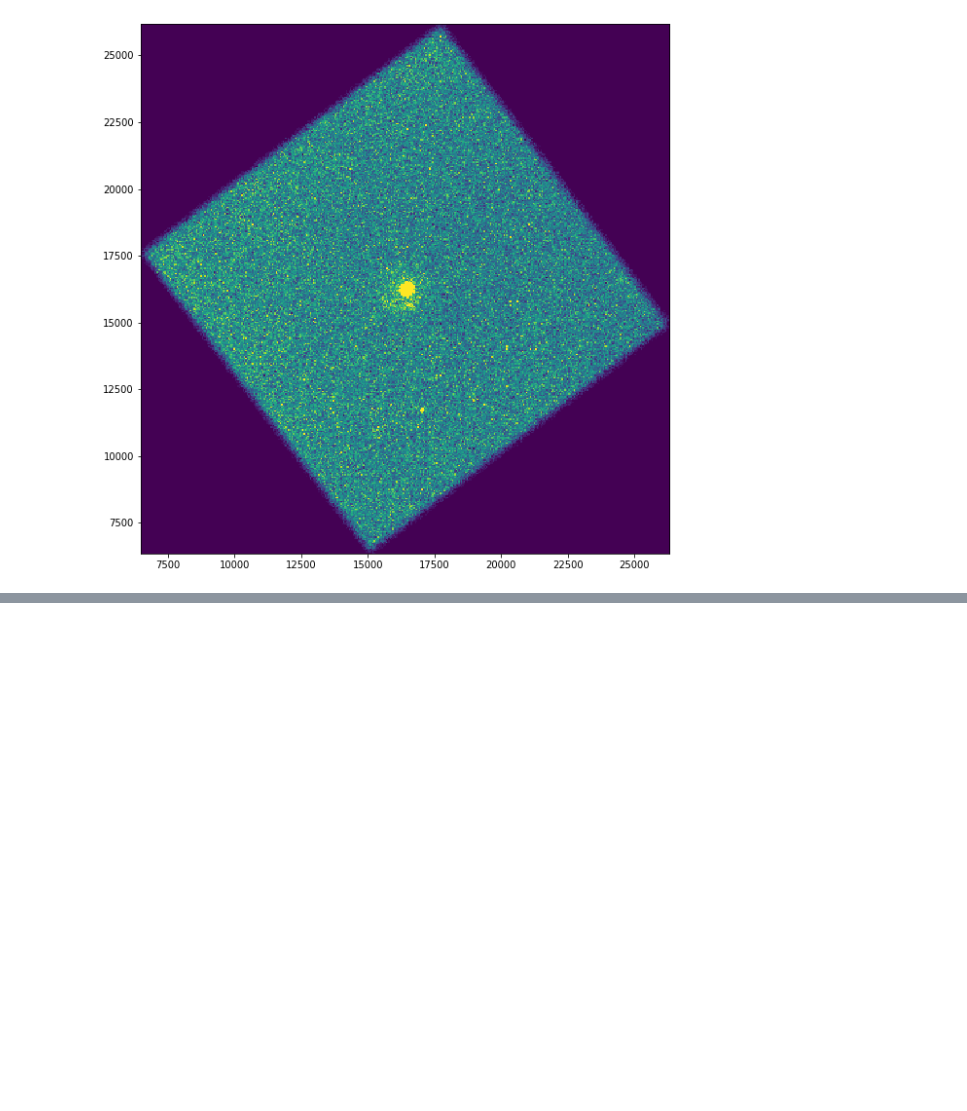
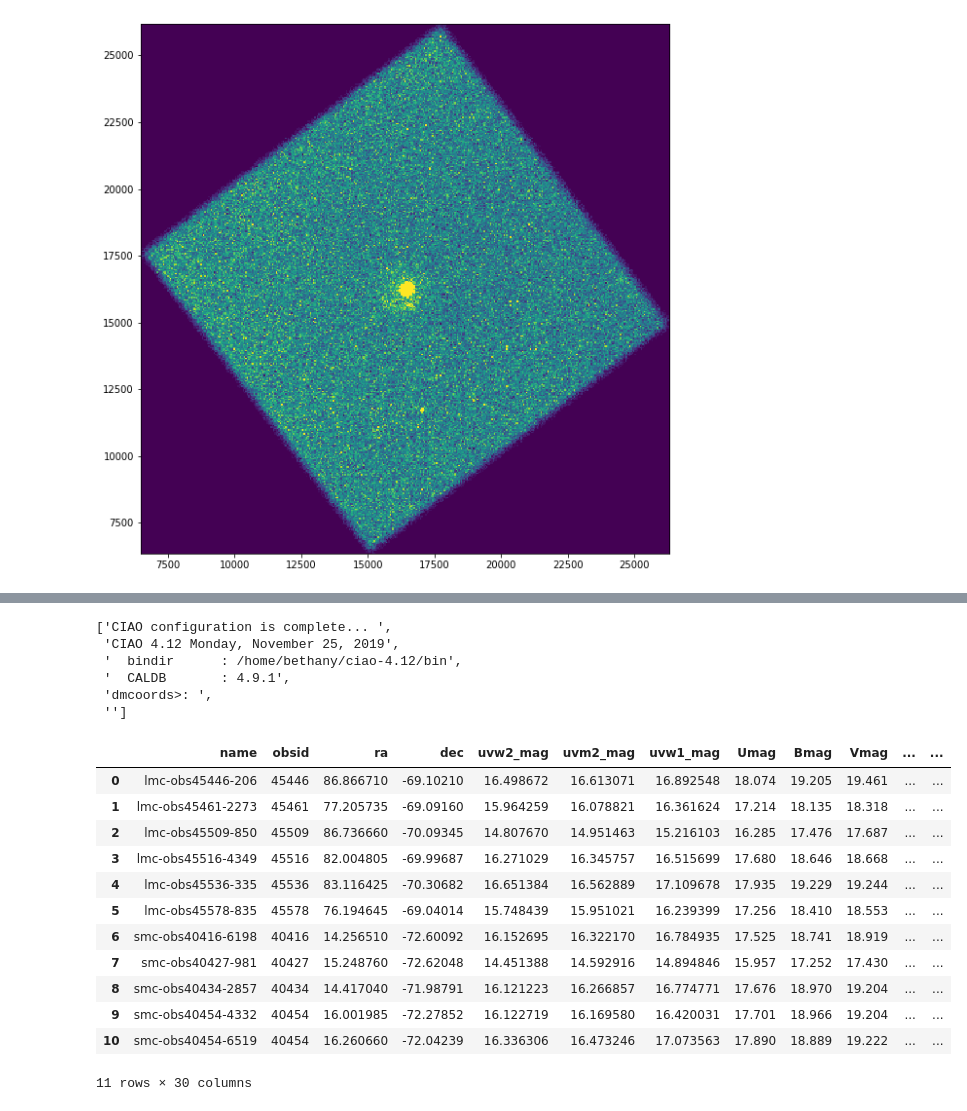
Before and after one commit to AstroLudwig/ChandraXrayBinaries, a Jupyter notebook: Data/Aquisition.ipynb, the cells around one changed output, grey strips where cells are left out. Saved outputs shown, nothing was run; the diff lists cells and outputs as text; code cells hidden in the pictures; blank space fills up the shorter version.

```diff
--- a/Data/Aquisition.ipynb
+++ b/Data/Aquisition.ipynb
@@ -248,0 +254,9 @@ ModuleNotFoundError: No module named 'ciao_contrib'
+# %%
+out_coord.decode("utf-8").split("\n")
+# %% [output]
+['CIAO configuration is complete... ',
+ 'CIAO 4.12 Monday, November 25, 2019',
+ '  bindir      : /home/bethany/ciao-4.12/bin',
+ '  CALDB       : 4.9.1',
+ 'dmcoords>: ',
+ '']
@@ -248,0 +274,18 @@ ModuleNotFoundError: No module named 'ciao_contrib'
+# %%
+# Chandra Catalog
+chandra_cat = pd.read_csv("Chandra_Targets_From_Blue_Select.csv")
+chandra_cat
+# %% [output]
+|  | name | obsid | ra | dec | uvw2_mag | uvm2_mag | uvw1_mag | Umag | Bmag | Vmag | ... | ... |
+| 0 | lmc-obs45446-206 | 45446 | 86.866710 | -69.10210 | 16.498672 | 16.613071 | 16.892548 | 18.074 | 19.205 | 19.461 | ... | ... |
+| 1 | lmc-obs45461-2273 | 45461 | 77.205735 | -69.09160 | 15.964259 | 16.078821 | 16.361624 | 17.214 | 18.135 | 18.318 | ... | ... |
+| 2 | lmc-obs45509-850 | 45509 | 86.736660 | -70.09345 | 14.807670 | 14.951463 | 15.216103 | 16.285 | 17.476 | 17.687 | ... | ... |
+| 3 | lmc-obs45516-4349 | 45516 | 82.004805 | -69.99687 | 16.271029 | 16.345757 | 16.515699 | 17.680 | 18.646 | 18.668 | ... | ... |
+| 4 | lmc-obs45536-335 | 45536 | 83.116425 | -70.30682 | 16.651384 | 16.562889 | 17.109678 | 17.935 | 19.229 | 19.244 | ... | ... |
+| 5 | lmc-obs45578-835 | 45578 | 76.194645 | -69.04014 | 15.748439 | 15.951021 | 16.239399 | 17.256 | 18.410 | 18.553 | ... | ... |
+| 6 | smc-obs40416-6198 | 40416 | 14.256510 | -72.60092 | 16.152695 | 16.322170 | 16.784935 | 17.525 | 18.741 | 18.919 | ... | ... |
+| 7 | smc-obs40427-981 | 40427 | 15.248760 | -72.62048 | 14.451388 | 14.592916 | 14.894846 | 15.957 | 17.252 | 17.430 | ... | ... |
+| 8 | smc-obs40434-2857 | 40434 | 14.417040 | -71.98791 | 16.121223 | 16.266857 | 16.774771 | 17.676 | 18.970 | 19.204 | ... | ... |
+| 9 | smc-obs40454-4332 | 40454 | 16.001985 | -72.27852 | 16.122719 | 16.169580 | 16.420031 | 17.701 | 18.966 | 19.204 | ... | ... |
+| 10 | smc-obs40454-6519 | 40454 | 16.260660 | -72.04239 | 16.336306 | 16.473246 | 17.073563 | 17.890 | 18.889 | 19.222 | ... | ... |
+11 rows × 30 columns
```
Also changed, not shown: parts of 27 cells of this notebook.
